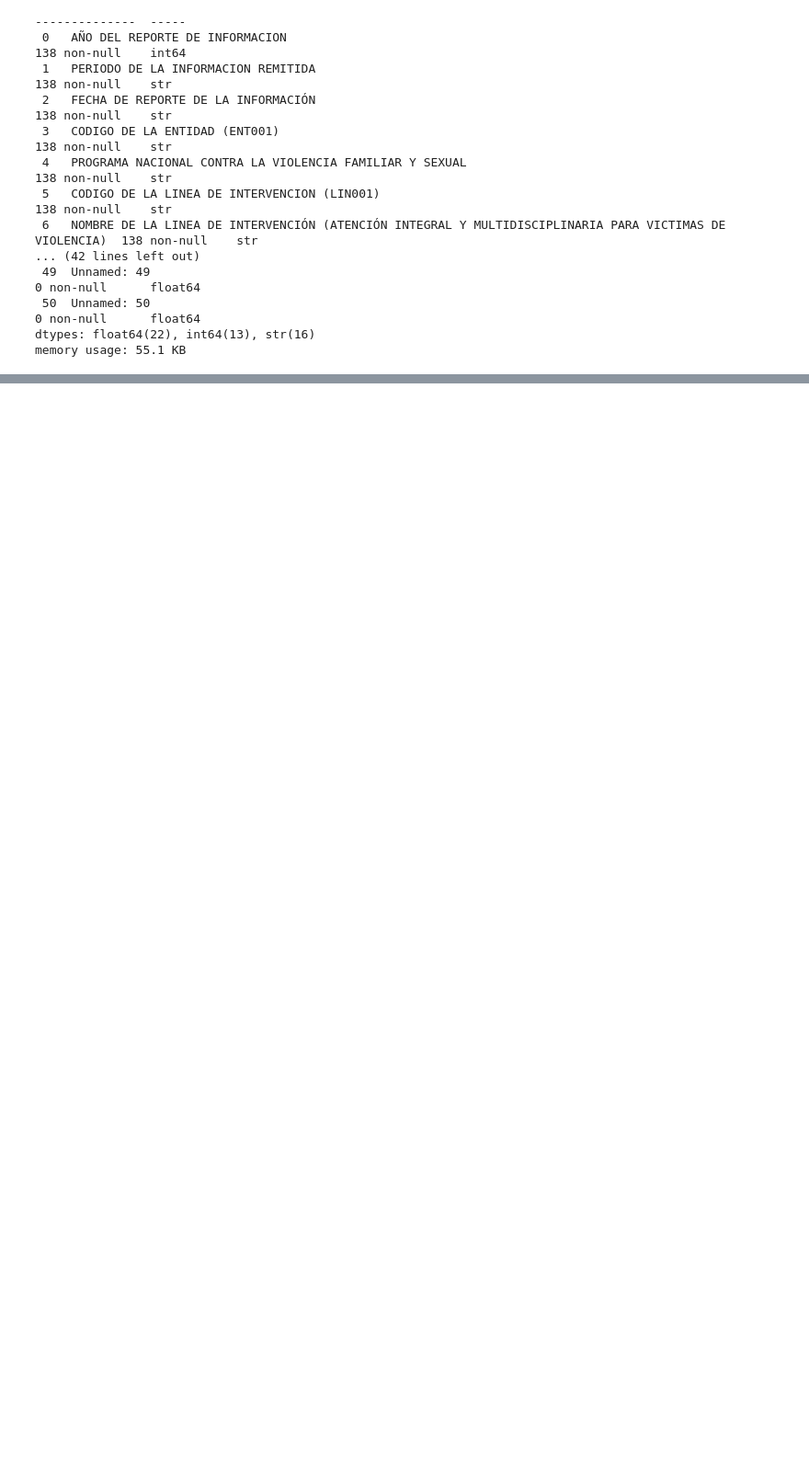
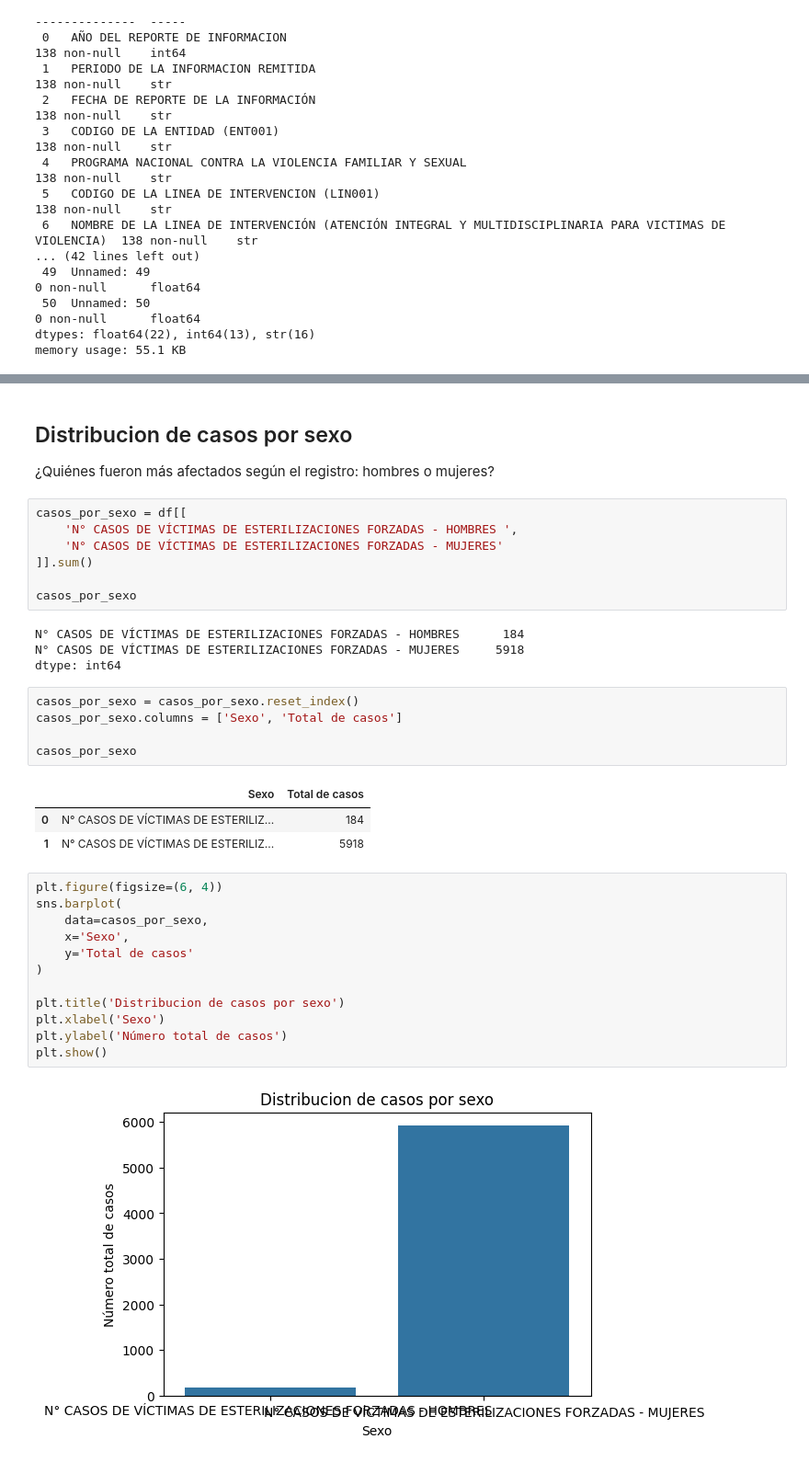
Before and after one commit to MaryoriCruz/eda-esterilizaciones-peru, a Jupyter notebook: eda_mimp.ipynb, the cells around one changed output, grey strips where cells are left out. Shown at 92% size. Cells and saved outputs as stored; diff of their text form; blank space fills up the shorter version.

```diff
--- a/eda_mimp.ipynb
+++ b/eda_mimp.ipynb
@@ -127,0 +356,37 @@ Esta inspección inicial nos permite:
+# %% [markdown]
+## Distribucion de casos por sexo
+¿Quiénes fueron más afectados según el registro: hombres o mujeres?
+# %%
+casos_por_sexo = df[[
+    'N° CASOS DE VÍCTIMAS DE ESTERILIZACIONES FORZADAS - HOMBRES ',
+    'N° CASOS DE VÍCTIMAS DE ESTERILIZACIONES FORZADAS - MUJERES'
+]].sum()
+
+casos_por_sexo
+# %% [output]
+N° CASOS DE VÍCTIMAS DE ESTERILIZACIONES FORZADAS - HOMBRES      184
+N° CASOS DE VÍCTIMAS DE ESTERILIZACIONES FORZADAS - MUJERES     5918
+dtype: int64
+# %%
+casos_por_sexo = casos_por_sexo.reset_index()
+casos_por_sexo.columns = ['Sexo', 'Total de casos']
+
+casos_por_sexo
+# %% [output]
+|  | Sexo | Total de casos |
+| 0 | N° CASOS DE VÍCTIMAS DE ESTERILIZ... | 184 |
+| 1 | N° CASOS DE VÍCTIMAS DE ESTERILIZ... | 5918 |
+# %%
+plt.figure(figsize=(6, 4))
+sns.barplot(
+    data=casos_por_sexo,
+    x='Sexo',
+    y='Total de casos'
+)
+
+plt.title('Distribucion de casos por sexo')
+plt.xlabel('Sexo')
+plt.ylabel('Número total de casos')
+plt.show()
+# %% [output]
+[figure, added]
```
Also changed, not shown: parts of 55 cells of this notebook.
